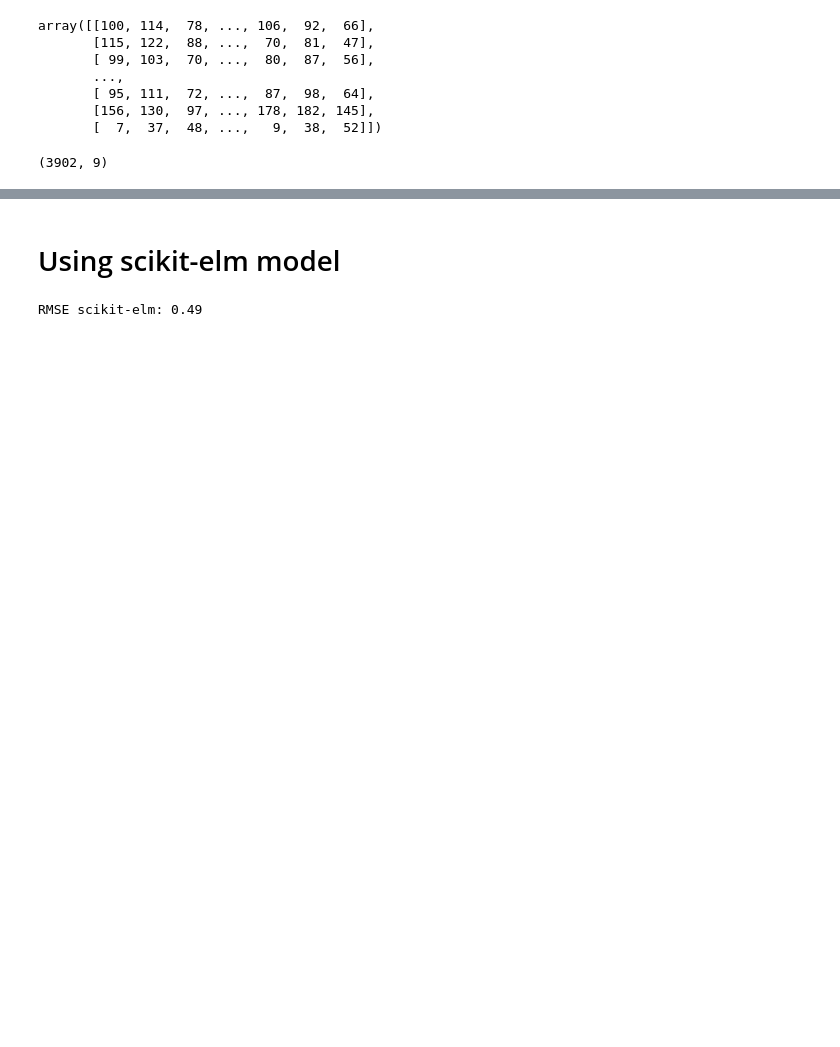
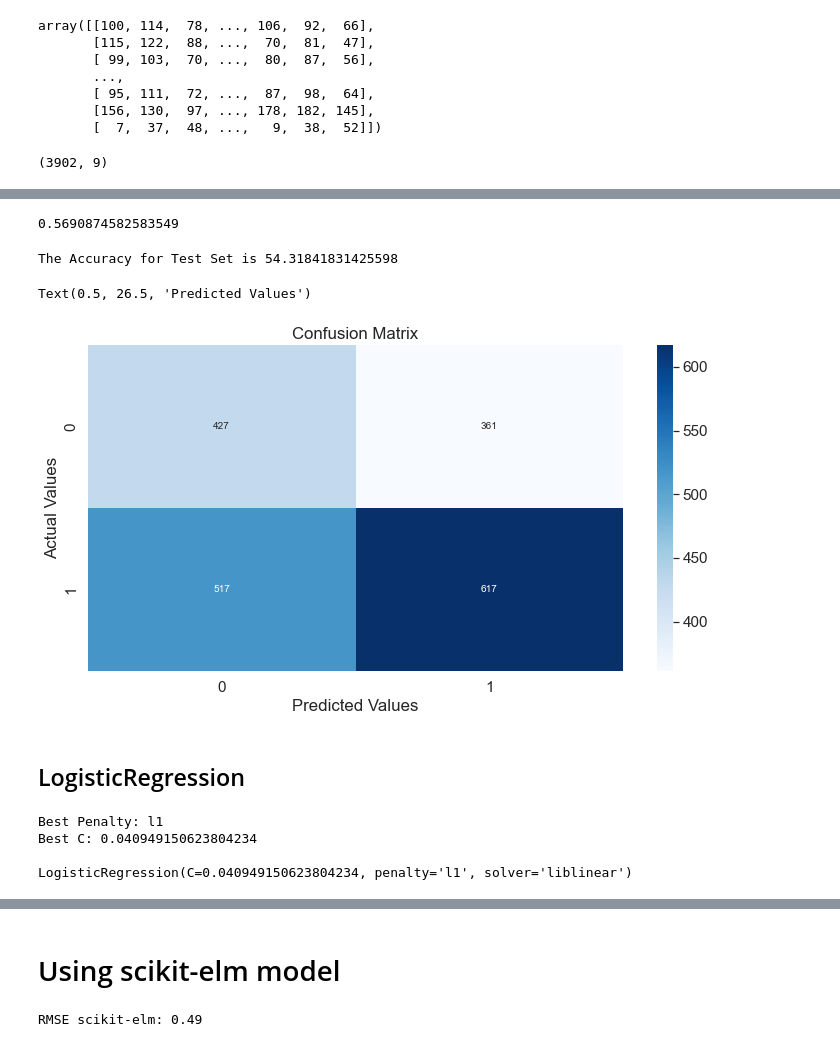
Before and after one commit to tamiratGit/Project-Arcada-AcidSoils, a Jupyter notebook: spark-sklean-acideSoils-basicMapRGB2.ipynb, the cells around one changed output, grey strips where cells are left out. Drawn from its saved outputs; the diff is of its cells as text; code cells hidden in the pictures; blank space fills up the shorter version.

Commit message:
update the test model

```diff
--- a/spark-sklean-acideSoils-basicMapRGB2.ipynb
+++ b/spark-sklean-acideSoils-basicMapRGB2.ipynb
@@ -496,0 +427,28 @@ plt.show()
+# %%
+#using Rendomiz search with cv = 5
+import time
+from sklearn.ensemble import RandomForestClassifier
+from sklearn.model_selection import RandomizedSearchCV
+from scipy.stats import uniform
+from scipy.stats import randint
+
+rfc = RandomForestClassifier(criterion = 'entropy', class_weight = 'balanced')
+param_dist = {"max_depth" : randint(1,10),
+              "n_estimators" :randint(2,1000),
+              "max_features" :randint(1,20)}
+n_iter_search = 50
+start=time.time()
+
+random_search = RandomizedSearchCV(rfc, param_distributions=param_dist,
+                                   n_iter=n_iter_search, cv=5,
+                                   n_jobs=-1, verbose=2, scoring='roc_auc')
+search = random_search.fit(X_train, y_train)
+print(f'Time: {time.time() - start}')
+
+print("Summary of Results")
+print(" ")
+print("Best score: {}".format(search.best_score_))
+print(" ")
+print("Best parameters: {}".format(search.best_params_))
+print(" ")
+print("Best parameters: {}".format(search.scorer_))
@@ -496,0 +482,23 @@ plt.show()
+# %%
+search.score(X_test, y_test)
+# %% [output]
+0.5690874582583549
+# %%
+y_pred = search.predict(X_test)
+test_acc = accuracy_score(y_test, y_pred)
+
+print("The Accuracy for Test Set is {}".format(test_acc*100))
+# %% [output]
+The Accuracy for Test Set is 54.31841831425598
+# %%
+cm=confusion_matrix(y_test,y_pred)
+plt.figure(figsize=(12,6))
+plt.title("Confusion Matrix")
+sns.heatmap(cm, annot=True,fmt="d", cmap='Blues')
+plt.ylabel("Actual Values")
+plt.xlabel("Predicted Values")
+# %% [output]
+Text(0.5, 26.5, 'Predicted Values')
+[figure, added]
+# %% [markdown]
+## LogisticRegression
@@ -496,0 +511,25 @@ plt.show()
+# %%
+std_slc = StandardScaler()
+logistic_Reg = LogisticRegression(solver='liblinear',)
+
+pipe = Pipeline(steps=[('std_slc', std_slc),
+                           ('logistic_Reg', logistic_Reg)])
+
+C = np.logspace(-4, 4, 50)
+penalty = ['l1', 'l2']
+
+parameters = dict(logistic_Reg__C=C,
+                    logistic_Reg__penalty=penalty)
+
+
+clf_GS = GridSearchCV(pipe, parameters,cv=5, n_jobs=2)
+clf_GS.fit(X_train, y_train)
+
+print('Best Penalty:', clf_GS.best_estimator_.get_params()['logistic_Reg__penalty'])
+print('Best C:', clf_GS.best_estimator_.get_params()['logistic_Reg__C'])
+print(); print(clf_GS.best_estimator_.get_params()['logistic_Reg'])
+# %% [output]
+Best Penalty: l1
+Best C: 0.040949150623804234
+
+LogisticRegression(C=0.040949150623804234, penalty='l1', solver='liblinear')
```
Also changed, not shown: parts of 35 cells of this notebook.
